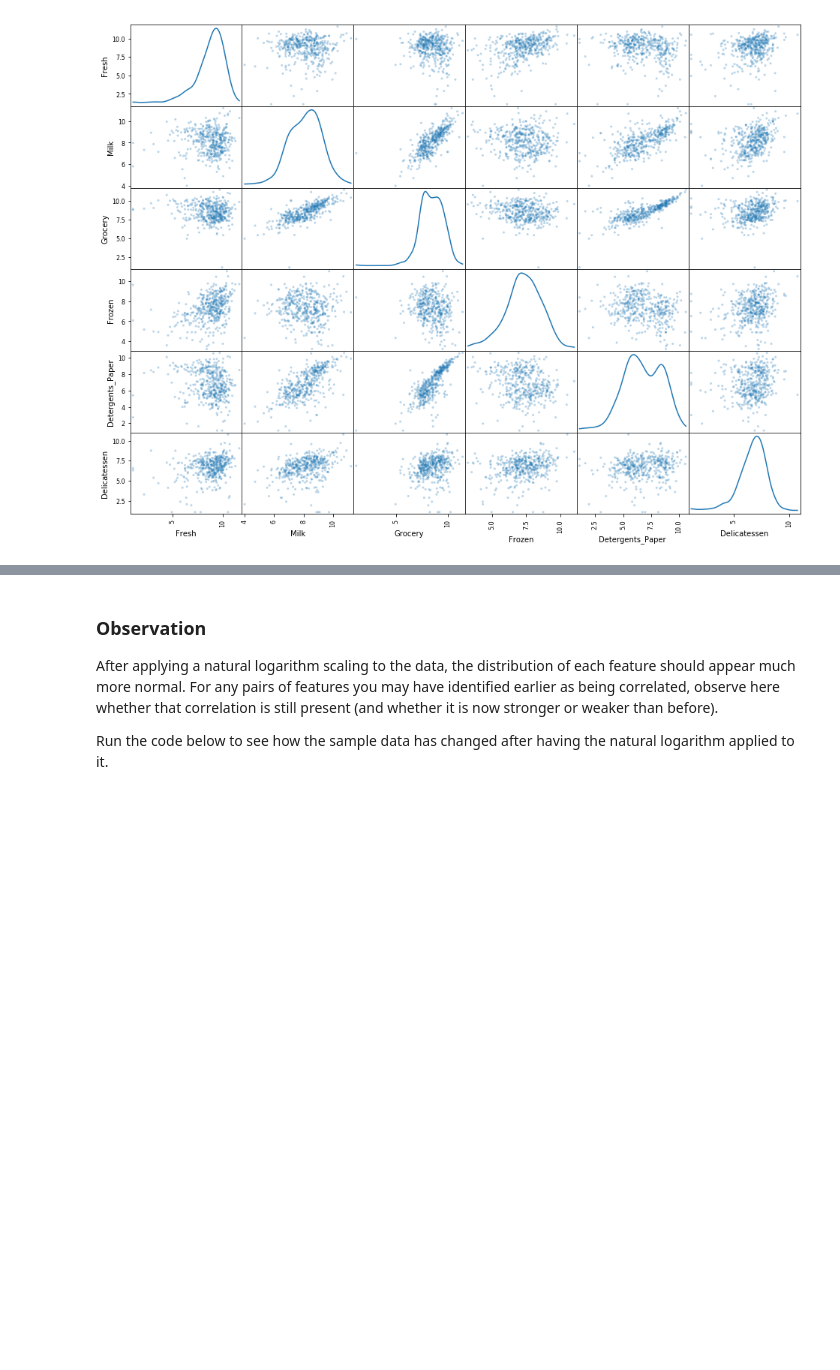
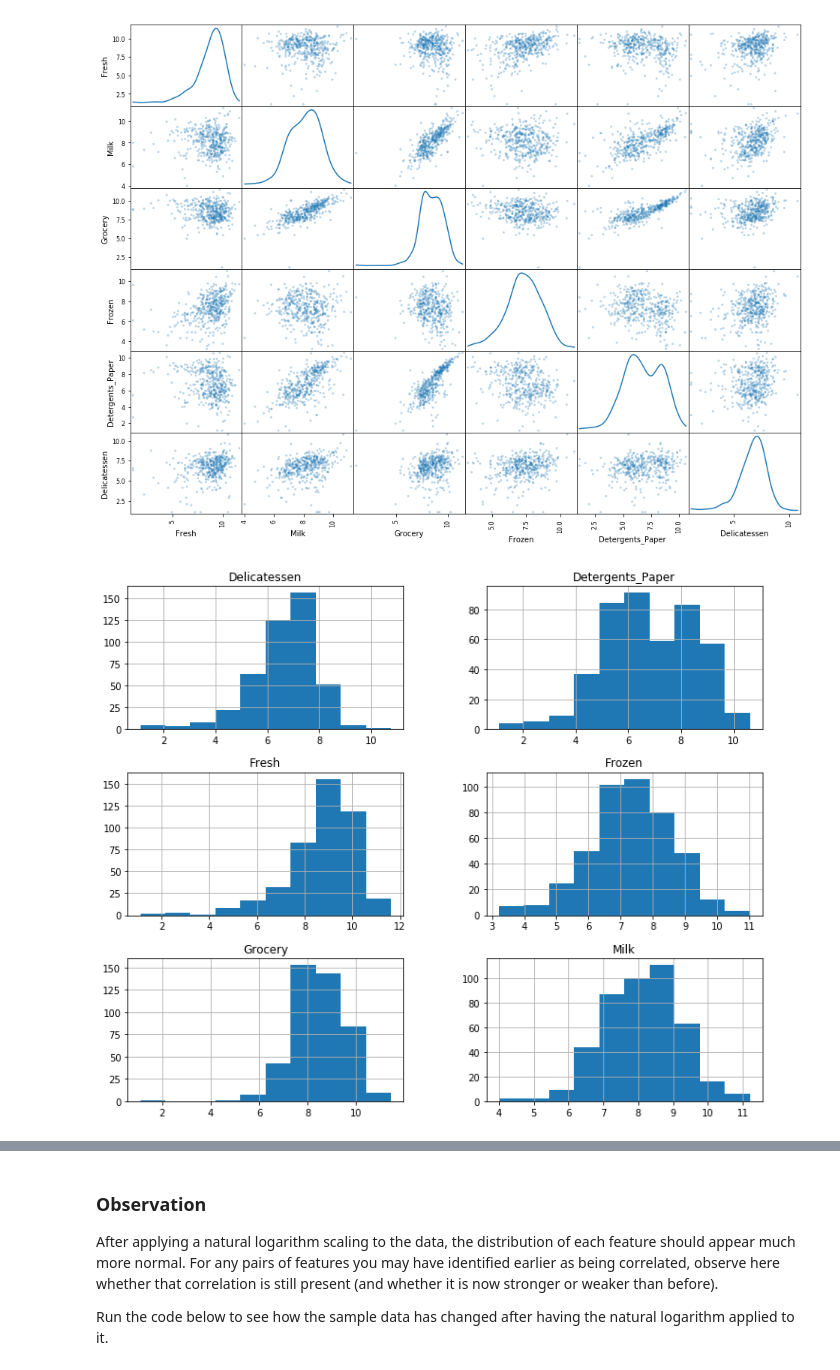
Before and after one commit to cidmedeiros/ml-projects, a Jupyter notebook: projects/customer_segments/customer_segments.ipynb, the cells around one changed output, grey strips where cells are left out. Drawn from its saved outputs; the diff is of its cells as text; code cells hidden in the pictures; blank space fills up the shorter version.

```diff
--- a/projects/customer_segments/customer_segments.ipynb
+++ b/projects/customer_segments/customer_segments.ipynb
@@ -204,3 +204,7 @@ log_samples = np.log(samples)
 scatter_matrix(log_data, alpha = 0.3, figsize = (16,12), diagonal = 'kde');
 # %% [output]
 [figure]
+# %%
+log_data.hist(figsize=(12,10));
+# %% [output]
+[figure, added]
```
Also changed, not shown: parts of 11 cells of this notebook, 8 other files.
